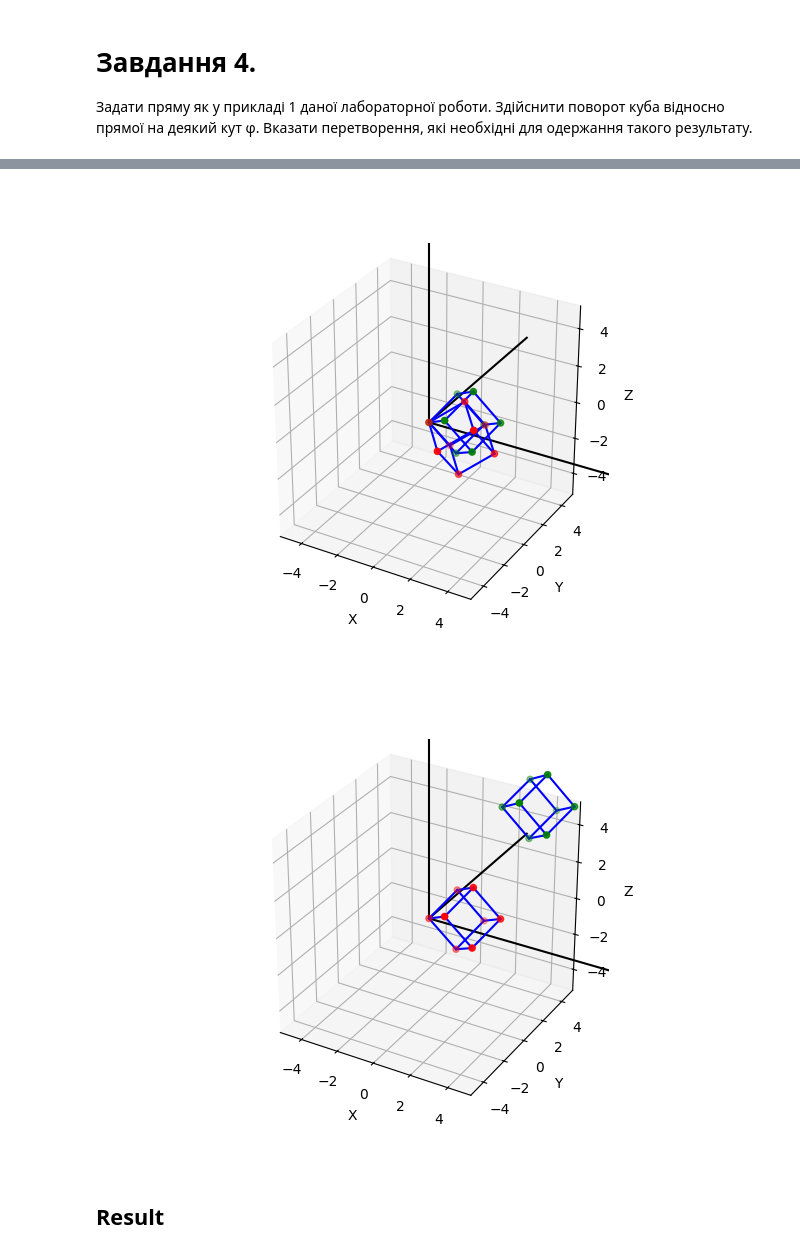
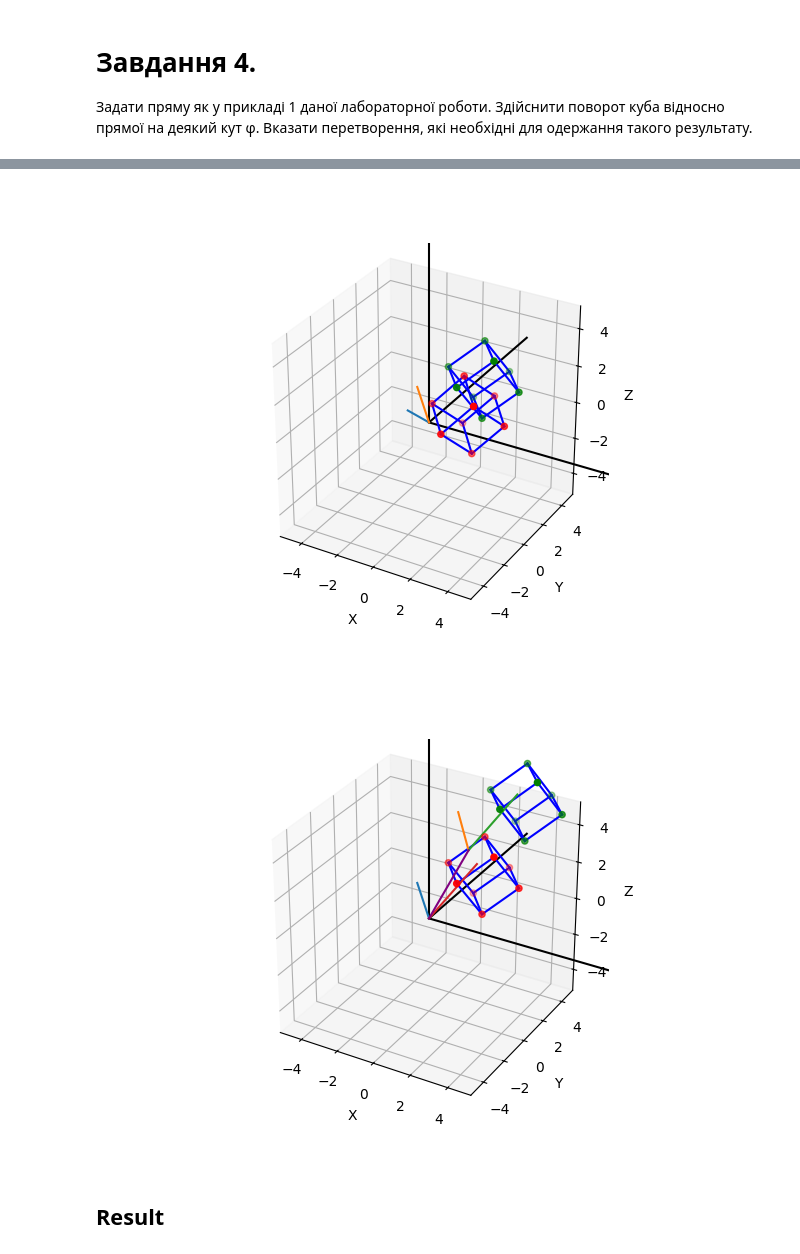
Before and after one commit to JavaConterry/Computer-Graphics, a Jupyter notebook: Lab2/CWorksheet.ipynb, the cells around one changed output, grey strips where cells are left out. Cells and saved outputs as stored; diff of their text form; code cells hidden in the pictures.

```diff
--- a/Lab2/CWorksheet.ipynb
+++ b/Lab2/CWorksheet.ipynb
@@ -373,5 +397,6 @@ plt.show()
 # %%
 m_rxyz_vertices = m_rxy_vertices.dot(R_z)
+m_rxyz_line = m_rxy_line.dot(R_z)
 # %%
 fig = plt.figure()
 ax = fig.add_subplot(111, projection='3d')
@@ -414,5 +441,6 @@ plt.show()
 # %%
 m_rxyzdy_vertices = m_rxyz_vertices.dot(R_y.T)
+m_rxyzdy_line = m_rxyz_line.dot(R_y.T)
 # %%
 fig = plt.figure()
 ax = fig.add_subplot(111, projection='3d')
@@ -455,5 +487,6 @@ plt.show()
 # %%
 m_rxyzdydx_vertices = m_rxyzdy_vertices.dot(R_x.T)
+m_rxyzdydx_line = m_rxyzdy_line.dot(R_x.T)
 # %%
 fig = plt.figure()
 ax = fig.add_subplot(111, projection='3d')
@@ -480,6 +513,8 @@ for edge in edges:
             [m_rxyzdydx_vertices[edge[0]][1], m_rxyzdydx_vertices[edge[1]][1]],
             [m_rxyzdydx_vertices[edge[0]][2], m_rxyzdydx_vertices[edge[1]][2]], color='b')
 
+ax.plot(m_rxyzdy_line[:,0], m_rxyzdy_line[:,1], m_rxyzdy_line[:,2])
+ax.plot(m_rxyzdydx_line[:,0], m_rxyzdydx_line[:,1], m_rxyzdydx_line[:,2])
 
 ax.set_xlabel('X')
 ax.set_ylabel('Y')
@@ -492,9 +527,10 @@ plt.gca().set_aspect("equal")
 
 plt.show()
 # %% [output]
-[figure, old version]
+[figure, new version]
 # %%
-m_rxyzdydx_dm_vertices = m_rxyzdydx_vertices.dot(-M_transpose_to_0.T)
+m_rxyzdydx_dm_vertices = m_rxyzdydx_vertices.dot(M_transpose_from_0.T)
+m_rxyzdydx_dm_line = m_rxyzdydx_line.dot(M_transpose_from_0.T)
 # %%
 fig = plt.figure()
 ax = fig.add_subplot(111, projection='3d')
@@ -506,34 +542,39 @@ ax.plot([0, 0], [0, 10], [0, 0], color='black')  # y-axis
 ax.plot([0, 0], [0, 0], [0, 10], color='black')  # z-axis
 
 #plot cube
 ax.scatter(m_rxyzdydx_vertices[:,0], m_rxyzdydx_vertices[:,1], m_rxyzdydx_vertices[:,2], color='r')
 
 for edge in edges:
     ax.plot([m_rxyzdydx_vertices[edge[0]][0], m_rxyzdydx_vertices[edge[1]][0]],
             [m_rxyzdydx_vertices[edge[0]][1], m_rxyzdydx_vertices[edge[1]][1]],
             [m_rxyzdydx_vertices[edge[0]][2], m_rxyzdydx_vertices[edge[1]][2]], color='b')
 
 #plot cube
 ax.scatter(m_rxyzdydx_dm_vertices[:,0], m_rxyzdydx_dm_vertices[:,1], m_rxyzdydx_dm_vertices[:,2], color='g')
 
 for edge in edges:
     ax.plot([m_rxyzdydx_dm_vertices[edge[0]][0], m_rxyzdydx_dm_vertices[edge[1]][0]],
             [m_rxyzdydx_dm_vertices[edge[0]][1], m_rxyzdydx_dm_vertices[edge[1]][1]],
             [m_rxyzdydx_dm_vertices[edge[0]][2], m_rxyzdydx_dm_vertices[edge[1]][2]], color='b')
 
+ax.plot(m_rxyzdydx_line[:,0], m_rxyzdydx_line[:,1], m_rxyzdydx_line[:,2])
+ax.plot(m_rxyzdydx_dm_line[:,0], m_rxyzdydx_dm_line[:,1], m_rxyzdydx_dm_line[:,2])
+ax.plot(line[:,0], line[:,1], line[:,2])
+ax.plot(m_line[:,0], m_line[:,1], m_line[:,2])
+ax.plot(p_vec[:, 0], p_vec[:, 1], p_vec[:, 2], color='purple')
 
 ax.set_xlabel('X')
 ax.set_ylabel('Y')
 ax.set_zlabel('Z')
 ax.set_xlim(-5, 5)
 ax.set_ylim(-5, 5)
 ax.set_zlim(-5, 5)
 plt.gca().set_aspect("equal")
 
 
 plt.show()
 # %% [output]
-[figure, old version]
+[figure, new version]
 # %% [markdown]
 ## Result
 # %%
```
Also changed, not shown: parts of 13 cells of this notebook.
